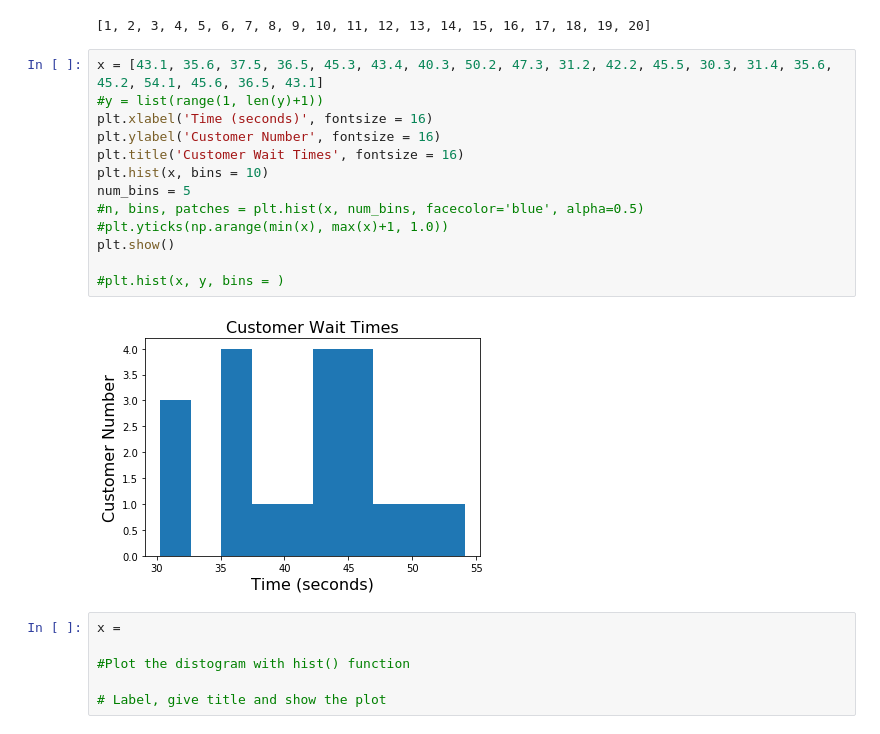
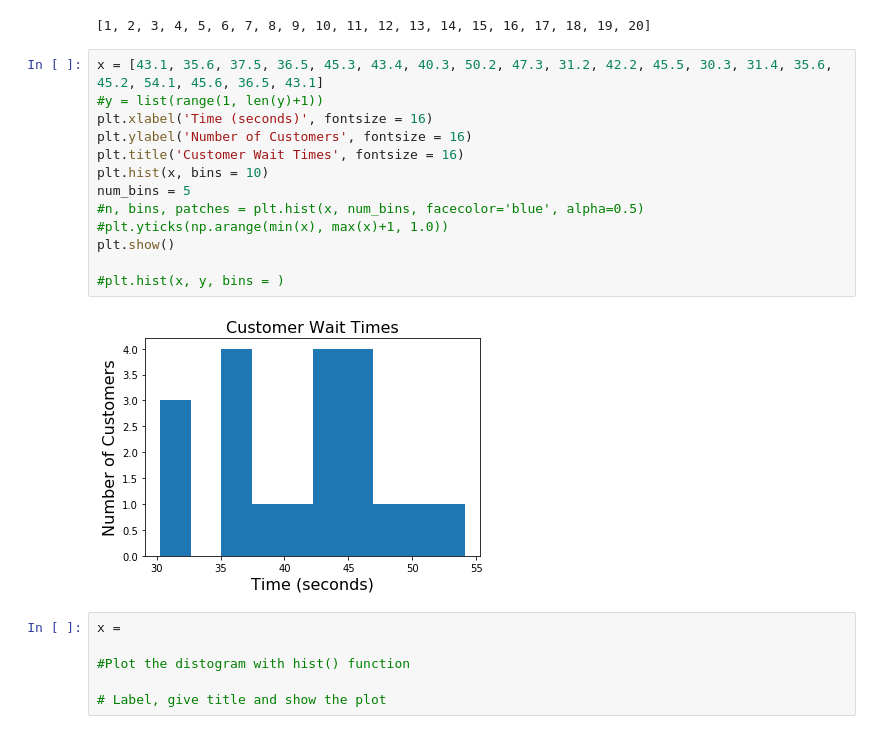
Before and after one commit to nabilabbas250/dsc-data-viz-lab-nyc-ds-071519, a Jupyter notebook: index.ipynb, the cells around one changed output. Saved outputs shown, nothing was run; the diff lists cells and outputs as text.

```diff
--- a/index.ipynb
+++ b/index.ipynb
@@ -124,18 +124,18 @@ list(range(1, len(y)+1))
 # %%
 x = [43.1, 35.6, 37.5, 36.5, 45.3, 43.4, 40.3, 50.2, 47.3, 31.2, 42.2, 45.5, 30.3, 31.4, 35.6, 45.2, 54.1, 45.6, 36.5, 43.1]
 #y = list(range(1, len(y)+1))
 plt.xlabel('Time (seconds)', fontsize = 16)
-plt.ylabel('Customer Number', fontsize = 16)
+plt.ylabel('Number of Customers', fontsize = 16)
 plt.title('Customer Wait Times', fontsize = 16)
 plt.hist(x, bins = 10)
 num_bins = 5
 #n, bins, patches = plt.hist(x, num_bins, facecolor='blue', alpha=0.5)
 #plt.yticks(np.arange(min(x), max(x)+1, 1.0))
 plt.show()
 
 #plt.hist(x, y, bins = )
 # %% [output]
-[figure, old version]
+[figure, new version]
 # %%
 x =
 
```
